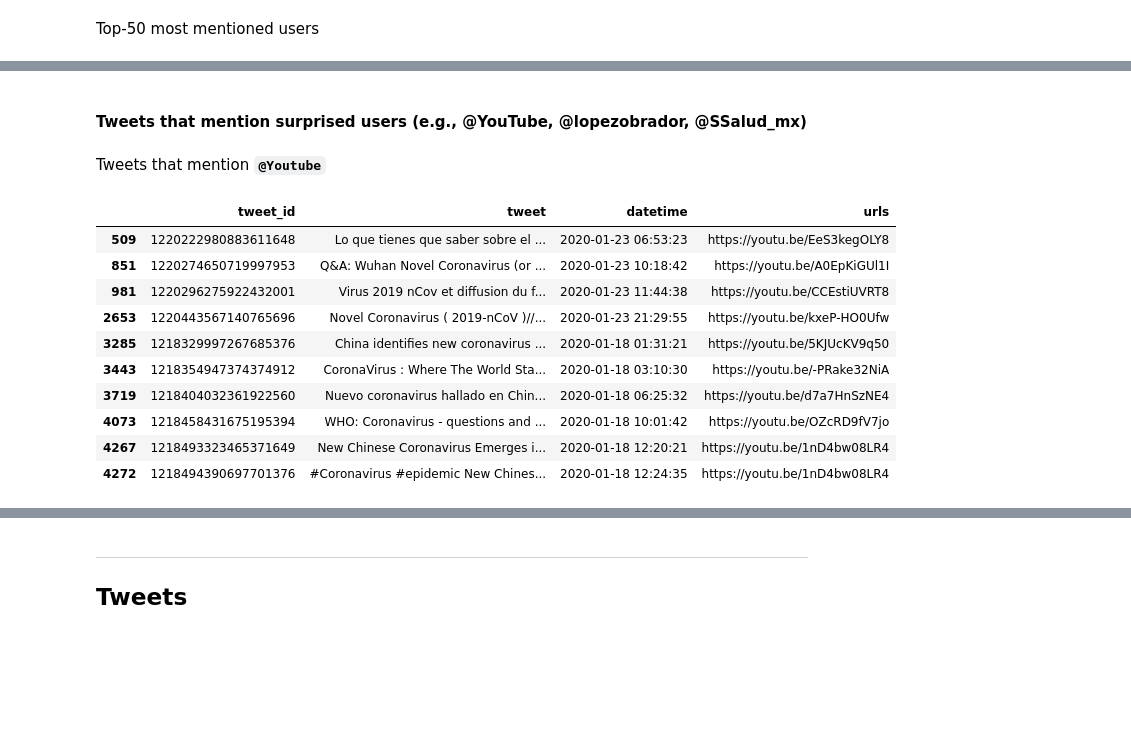
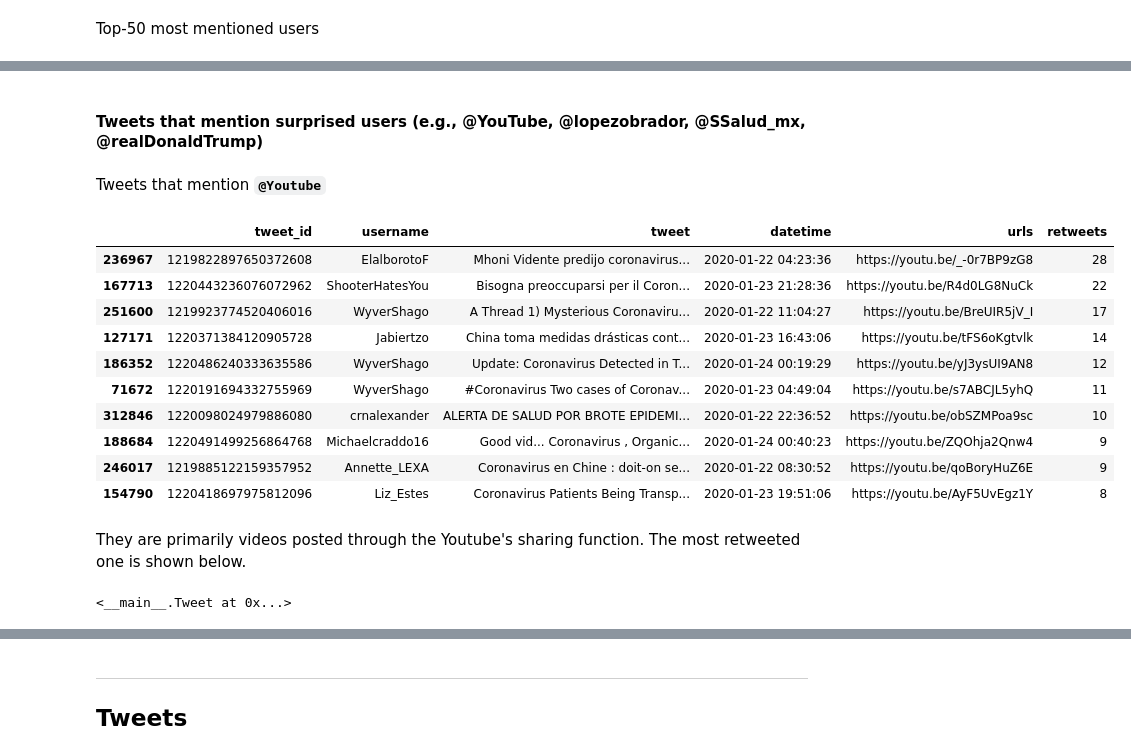
Before and after one commit to social-link-analytics-group-bsc/tw_coronavirus, a Jupyter notebook: corona_virus.ipynb, the cells around one changed output, grey strips where cells are left out. Cells and saved outputs as stored; diff of their text form; code cells hidden in the pictures; blank space fills up the shorter version.

```diff
--- a/corona_virus.ipynb
+++ b/corona_virus.ipynb
@@ -213,18 +226,27 @@ plt.show()
 # %% [markdown]
-#### Tweets that mention surprised users (e.g., @YouTube, @lopezobrador, @SSalud_mx)
+#### Tweets that mention surprised users (e.g., @YouTube, @lopezobrador, @SSalud_mx, @realDonaldTrump)
 # %% [markdown]
 Tweets that mention **`@Youtube`**
 # %%
-tweets[tweets['mentions'].isin(['@YouTube'])][['tweet_id', 'tweet', 'datetime', 'urls']].head(10)
+tweets[tweets['mentions'].isin(['@YouTube'])][['tweet_id', 'username', 'tweet', 'datetime', 'urls', 'retweets']].sort_values('retweets', ascending=False).head(10)
 # %% [output]
-|  | tweet_id | tweet | datetime | urls |
-| 509 | 1220222980883611648 | Lo que tienes que saber sobre el ... | 2020-01-23 06:53:23 | https://youtu.be/EeS3kegOLY8 |
-| 851 | 1220274650719997953 | Q&A: Wuhan Novel Coronavirus (or ... | 2020-01-23 10:18:42 | https://youtu.be/A0EpKiGUl1I |
-| 981 | 1220296275922432001 | Virus 2019 nCov et diffusion du f... | 2020-01-23 11:44:38 | https://youtu.be/CCEstiUVRT8 |
-| 2653 | 1220443567140765696 | Novel Coronavirus ( 2019-nCoV )//... | 2020-01-23 21:29:55 | https://youtu.be/kxeP-HO0Ufw |
-| 3285 | 1218329997267685376 | China identifies new coronavirus ... | 2020-01-18 01:31:21 | https://youtu.be/5KJUcKV9q50 |
-| 3443 | 1218354947374374912 | CoronaVirus : Where The World Sta... | 2020-01-18 03:10:30 | https://youtu.be/-PRake32NiA |
-| 3719 | 1218404032361922560 | Nuevo coronavirus hallado en Chin... | 2020-01-18 06:25:32 | https://youtu.be/d7a7HnSzNE4 |
-| 4073 | 1218458431675195394 | WHO: Coronavirus - questions and ... | 2020-01-18 10:01:42 | https://youtu.be/OZcRD9fV7jo |
-| 4267 | 1218493323465371649 | New Chinese Coronavirus Emerges i... | 2020-01-18 12:20:21 | https://youtu.be/1nD4bw08LR4 |
-| 4272 | 1218494390697701376 | #Coronavirus #epidemic New Chines... | 2020-01-18 12:24:35 | https://youtu.be/1nD4bw08LR4 |
+|  | tweet_id | username | tweet | datetime | urls | retweets |
+| 236967 | 1219822897650372608 | ElalborotoF | Mhoni Vidente predijo coronavirus... | 2020-01-22 04:23:36 | https://youtu.be/_-0r7BP9zG8 | 28 |
+| 167713 | 1220443236076072962 | ShooterHatesYou | Bisogna preoccuparsi per il Coron... | 2020-01-23 21:28:36 | https://youtu.be/R4d0LG8NuCk | 22 |
+| 251600 | 1219923774520406016 | WyverShago | A Thread 1) Mysterious Coronaviru... | 2020-01-22 11:04:27 | https://youtu.be/BreUIR5jV_I | 17 |
+| 127171 | 1220371384120905728 | Jabiertzo | China toma medidas drásticas cont... | 2020-01-23 16:43:06 | https://youtu.be/tFS6oKgtvlk | 14 |
+| 186352 | 1220486240333635586 | WyverShago | Update: Coronavirus Detected in T... | 2020-01-24 00:19:29 | https://youtu.be/yJ3ysUI9AN8 | 12 |
+| 71672 | 1220191694332755969 | WyverShago | #Coronavirus Two cases of Coronav... | 2020-01-23 04:49:04 | https://youtu.be/s7ABCJL5yhQ | 11 |
+| 312846 | 1220098024979886080 | crnalexander | ALERTA DE SALUD POR BROTE EPIDEMI... | 2020-01-22 22:36:52 | https://youtu.be/obSZMPoa9sc | 10 |
+| 188684 | 1220491499256864768 | Michaelcraddo16 | Good vid... Coronavirus , Organic... | 2020-01-24 00:40:23 | https://youtu.be/ZQOhja2Qnw4 | 9 |
+| 246017 | 1219885122159357952 | Annette_LEXA | Coronavirus en Chine : doit-on se... | 2020-01-22 08:30:52 | https://youtu.be/qoBoryHuZ6E | 9 |
+| 154790 | 1220418697975812096 | Liz_Estes | Coronavirus Patients Being Transp... | 2020-01-23 19:51:06 | https://youtu.be/AyF5UvEgz1Y | 8 |
+# %% [markdown]
+They are primarily videos posted through the Youtube's sharing function. The most retweeted one is shown below.
+# %%
+tweet_html = ("""
+<blockquote class="twitter-tweet"><p lang="es" dir="ltr">Mhoni Vidente predijo coronavirus que afectaría a todo el mundo <a href="https://t.co/70gi3Y625t">https://t.co/70gi3Y625t</a> vía <a href="https://twitter.com/YouTube?ref_src=twsrc%5Etfw">@YouTube</a></p>&mdash; El Alboroto de los famosos (@ElalborotoF) <a href="https://twitter.com/ElalborotoF/status/1219822897650372608?ref_src=twsrc%5Etfw">January 22, 2020</a></blockquote> <script async src="https://platform.twitter.com/widgets.js" charset="utf-8"></script>
+""")
+Tweet(tweet_html)
+# %% [output]
+<__main__.Tweet at 0x...>
```
Also changed, not shown: parts of 18 cells of this notebook.
